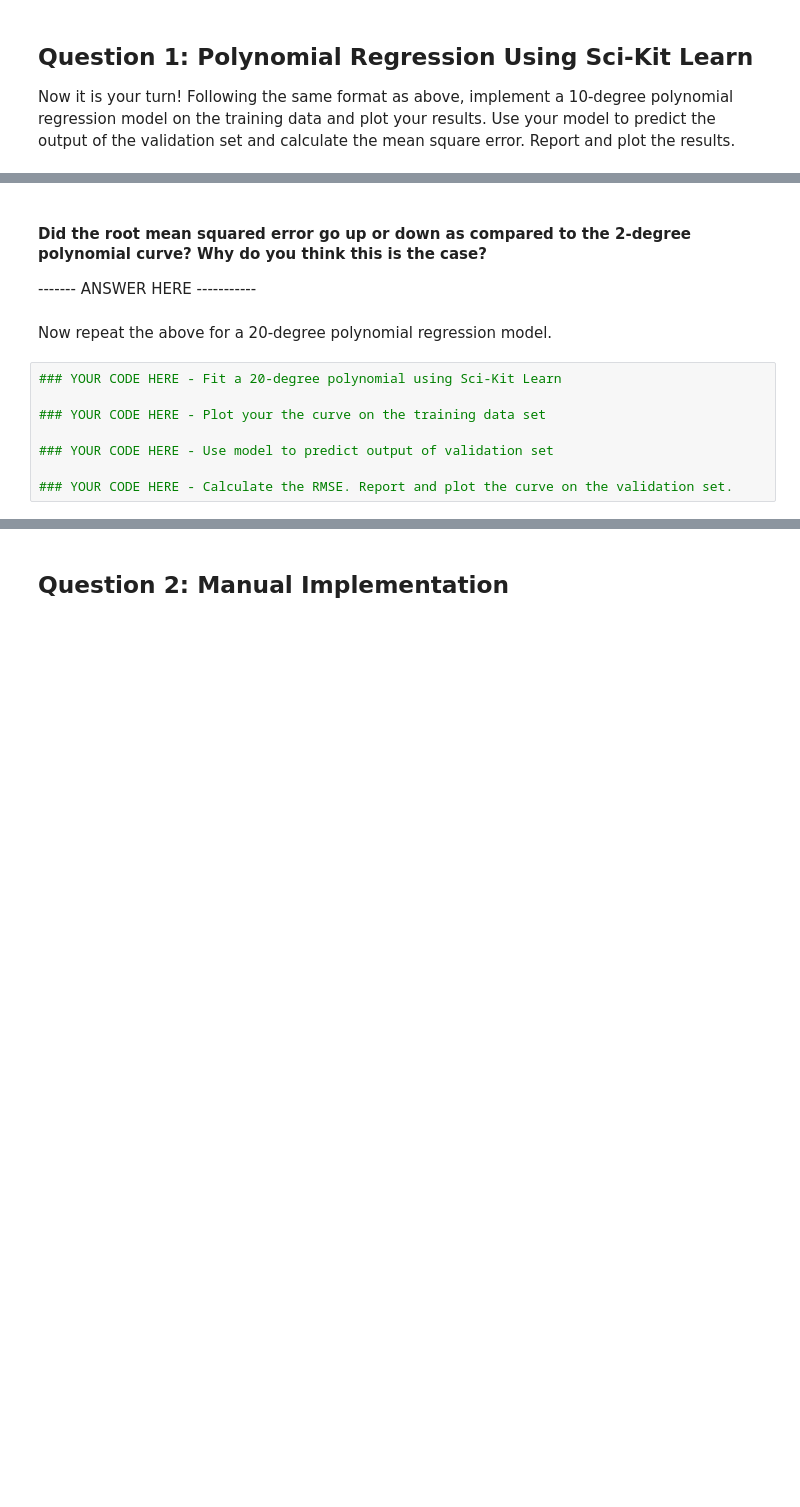
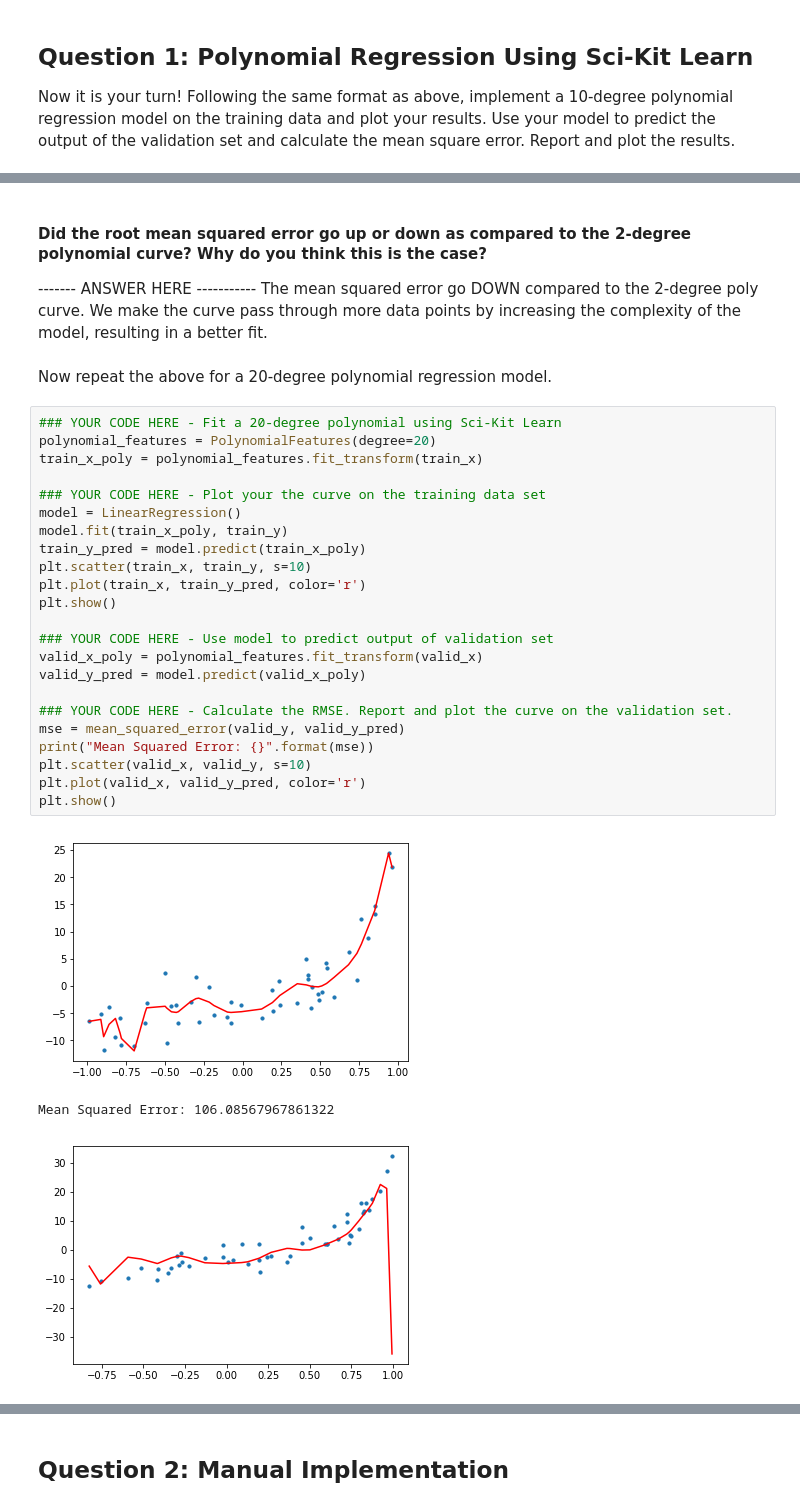
Before and after one commit to tiff-wang/TechX-homework-solutions, a Jupyter notebook: Assignment-Solutions/Assignment4/Assignment4-LinearRegression.ipynb, the cells around one changed output, grey strips where cells are left out. Saved outputs shown, nothing was run; the diff lists cells and outputs as text; blank space fills up the shorter version.

```diff
--- a/Assignment-Solutions/Assignment4/Assignment4-LinearRegression.ipynb
+++ b/Assignment-Solutions/Assignment4/Assignment4-LinearRegression.ipynb
@@ -132,16 +153,37 @@ Now it is your turn! Following the same format as above, implement a 10-degree p
 #### Did the root mean squared error go up or down as compared to the 2-degree polynomial curve? Why do you think this is the case?
 
 ------- ANSWER HERE -----------
+The mean squared error go DOWN compared to the 2-degree poly curve.
+We make the curve pass through more data points by increasing the complexity of the model, resulting in a better fit.
 # %% [markdown]
 Now repeat the above for a 20-degree polynomial regression model.
 # %%
 ### YOUR CODE HERE - Fit a 20-degree polynomial using Sci-Kit Learn
+polynomial_features = PolynomialFeatures(degree=20)
+train_x_poly = polynomial_features.fit_transform(train_x)
 
 ### YOUR CODE HERE - Plot your the curve on the training data set
+model = LinearRegression()
+model.fit(train_x_poly, train_y)
+train_y_pred = model.predict(train_x_poly)
+plt.scatter(train_x, train_y, s=10)
+plt.plot(train_x, train_y_pred, color='r')
+plt.show()
 
 ### YOUR CODE HERE - Use model to predict output of validation set
+valid_x_poly = polynomial_features.fit_transform(valid_x)
+valid_y_pred = model.predict(valid_x_poly)
 
 ### YOUR CODE HERE - Calculate the RMSE. Report and plot the curve on the validation set.
+mse = mean_squared_error(valid_y, valid_y_pred)
+print("Mean Squared Error: {}".format(mse))
+plt.scatter(valid_x, valid_y, s=10)
+plt.plot(valid_x, valid_y_pred, color='r')
+plt.show()
+# %% [output]
+[figure, added]
+Mean Squared Error: 106.08567967861322
+[figure, added]
 # %% [markdown]
 #### How does the mean square error compare to the previous two models? Why do you think this is the case?
 
```
Also changed, not shown: parts of 10 cells of this notebook.
